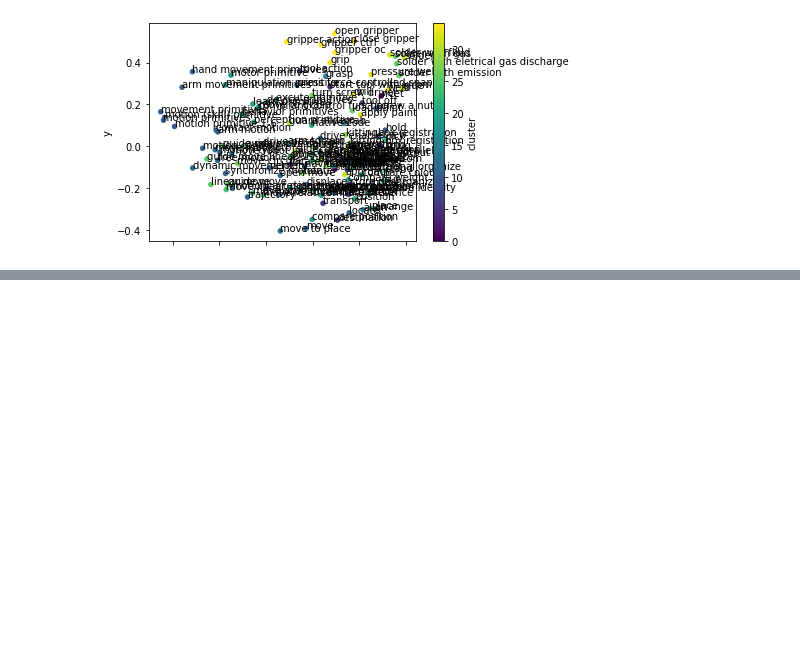
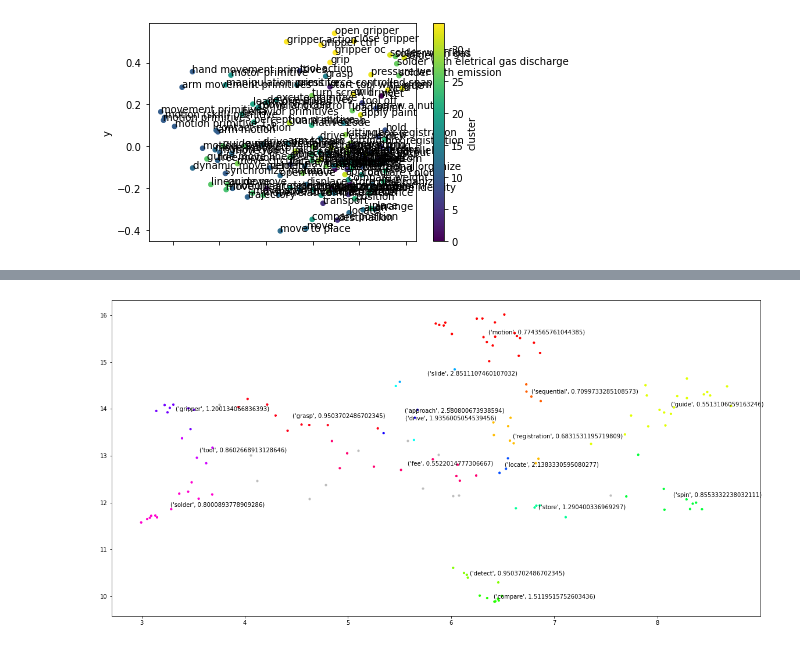
Before and after one commit to teiband/industrial-skill-review, a Jupyter notebook: src/FaissSearch/faissSearch.ipynb, the cells around one changed output, grey strips where cells are left out. Saved outputs shown, nothing was run; the diff lists cells and outputs as text; code cells hidden in the pictures; blank space fills up the shorter version.

```diff
--- a/src/FaissSearch/faissSearch.ipynb
+++ b/src/FaissSearch/faissSearch.ipynb
@@ -169,0 +224,9 @@ for clusterNr in range(len(byCluster)):
+# %%
+d = {'primitive':defSing, 'cluster':result['labels'], 'x': result['x'], 'y': result['y']}
+
+clusterDF = pd.DataFrame(d)
+clusterDF['Doc_ID'] = range(len(clusterDF))
+
+primitivesPerTopic = clusterDF.groupby(['cluster'], as_index = False).agg({'primitive': ' '.join})
+
+print(primitivesPerTopic.primitive.values)
@@ -169,0 +292,8 @@ for clusterNr in range(len(byCluster)):
+# %%
+topWords = pd.DataFrame.from_dict(top_n_words, orient='index')
+topWords['labels'] = topWords.index
+#print(topWords)
+print("The merged DataFrame")
+resultTopWords = pd.merge(result, topWords, on = 'labels', how = "inner")
+resultTopWords = resultTopWords.rename(columns={0:"recurringWord"})
+print(resultTopWords)
@@ -169,0 +316,33 @@ for clusterNr in range(len(byCluster)):
+# %%
+# Visualize clusters
+fig, ax = plt.subplots(figsize=(20, 10))
+outliers = resultTopWords.loc[resultTopWords.labels == -1, :]
+clustered = resultTopWords.loc[resultTopWords.labels != -1, :]
+#print(clustered.keys())
+plt.scatter(outliers.x, outliers.y, color='#BDBDBD', s=10)
+plt.scatter(clustered.x, clustered.y, c=clustered.labels, s=10, cmap='hsv')
+#plt.colorbar()
+
+#loop through labels and plot each cluster
+
+# group by "X" column
+groups = clustered.groupby('labels')
+
+# extract keys from groups
+keys = groups.groups.keys()
+
+for i in keys:
+
+    x = groups.get_group(i)['x'].mean()
+    y = groups.get_group(i)['y'].mean()
+
+    plt.annotate(groups.get_group(i).iloc[0]["recurringWord"], xy=(x,y))
+
+    #add label
+    # plt.annotate(topic["recurringWord"], topic['x','y'].mean(),
+    #              horizontalalignment='center',
+    #              verticalalignment='center',
+    #              size=20, weight='bold',
+    #              color=clustered.labels)
+# %% [output]
+[figure, added]
```
Also changed, not shown: parts of 14 cells of this notebook, 4 other files.
